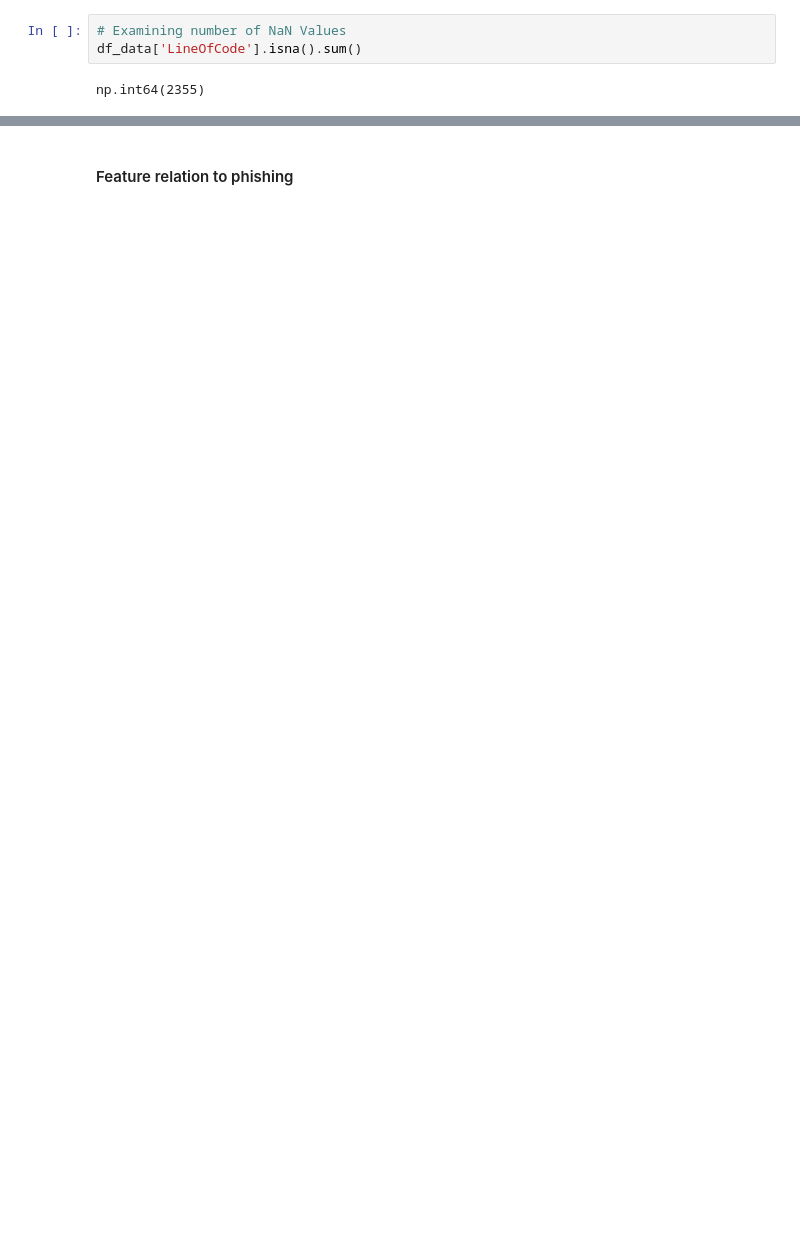
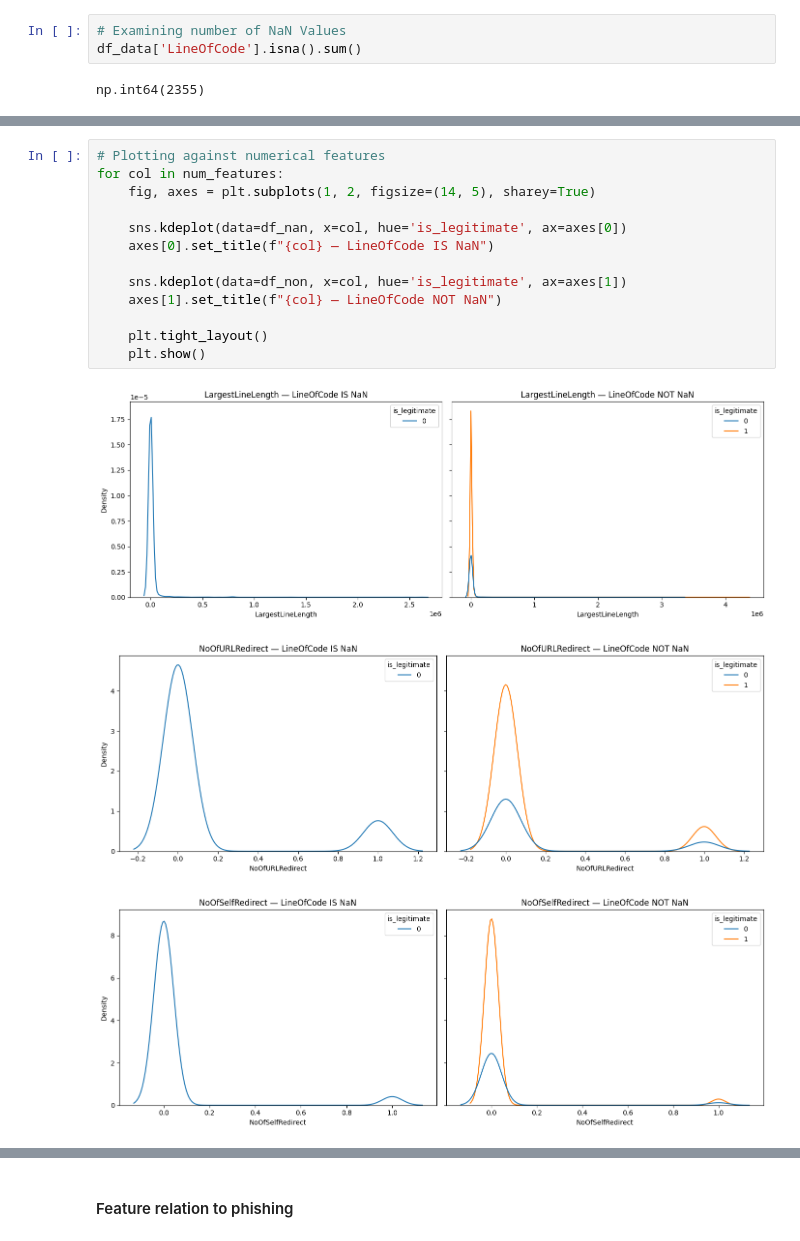
Before and after one commit to CatoYang/AIAP-Assessments, a Jupyter notebook: AIAP22 EDA.ipynb, the cells around one changed output, grey strips where cells are left out. Cells and saved outputs as stored; diff of their text form; blank space fills up the shorter version.

```diff
--- a/AIAP22 EDA.ipynb
+++ b/AIAP22 EDA.ipynb
@@ -275,0 +408,17 @@ df_nan.head()
+# %%
+# Plotting against numerical features
+for col in num_features:
+    fig, axes = plt.subplots(1, 2, figsize=(14, 5), sharey=True)
+
+    sns.kdeplot(data=df_nan, x=col, hue='is_legitimate', ax=axes[0])
+    axes[0].set_title(f"{col} — LineOfCode IS NaN")
+
+    sns.kdeplot(data=df_non, x=col, hue='is_legitimate', ax=axes[1])
+    axes[1].set_title(f"{col} — LineOfCode NOT NaN")
+
+    plt.tight_layout()
+    plt.show()
+# %% [output]
+[figure, added]
+[figure, added]
+[figure, added]
```
Also changed, not shown: parts of 53 cells of this notebook, 2 other files.
